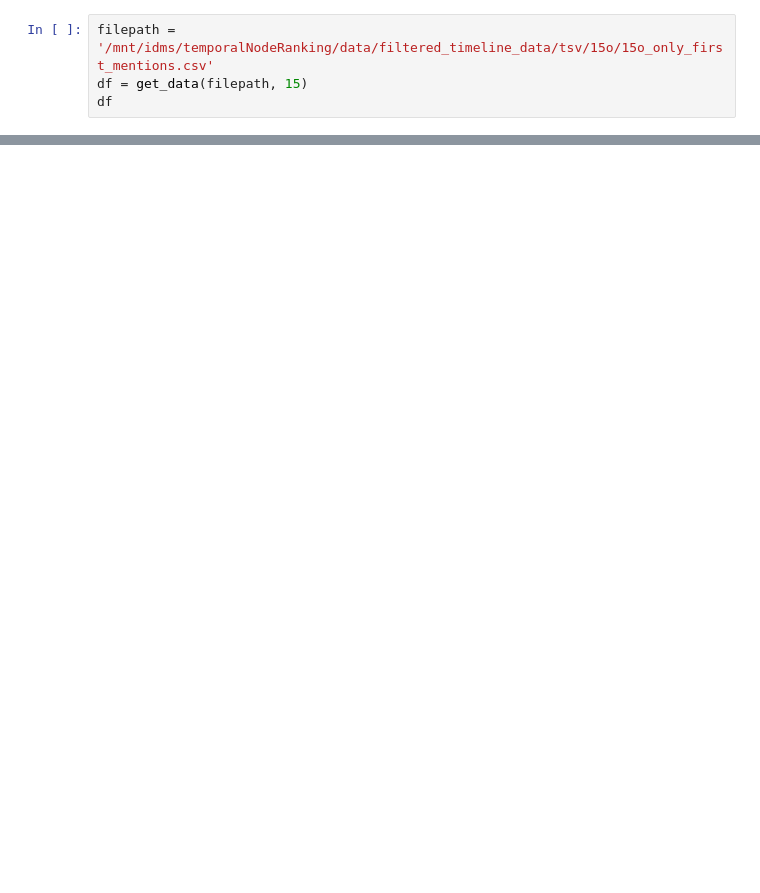
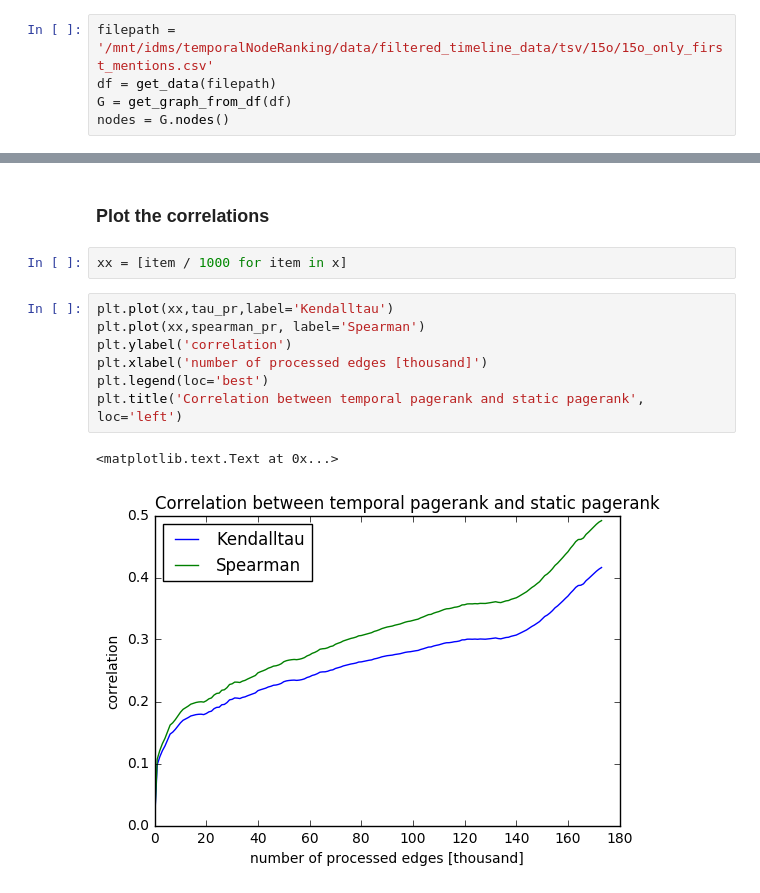
Before and after one commit to olahdaniel/temporal-networks, a Jupyter notebook: TempPR.ipynb, the cells around one changed output, grey strips where cells are left out. Cells and saved outputs as stored; diff of their text form; blank space fills up the shorter version.

```diff
--- a/TempPR.ipynb
+++ b/TempPR.ipynb
@@ -18,4 +46,5 @@ def get_data(filepath, n = None):
 # %%
 filepath = '/mnt/idms/temporalNodeRanking/data/filtered_timeline_data/tsv/15o/15o_only_first_mentions.csv'
-df = get_data(filepath, 15)
-df
+df = get_data(filepath)
+G = get_graph_from_df(df)
+nodes = G.nodes()
@@ -51,0 +126,14 @@ G = get_graph_from_df(df)
+# %% [markdown]
+### Plot the correlations
+# %%
+xx = [item / 1000 for item in x]
+# %%
+plt.plot(xx,tau_pr,label='Kendalltau')
+plt.plot(xx,spearman_pr, label='Spearman')
+plt.ylabel('correlation')
+plt.xlabel('number of processed edges [thousand]')
+plt.legend(loc='best')
+plt.title('Correlation between temporal pagerank and static pagerank', loc='left')
+# %% [output]
+<matplotlib.text.Text at 0x...>
+[figure, added]
```
Also changed, not shown: parts of 34 cells of this notebook, 1 other file.
